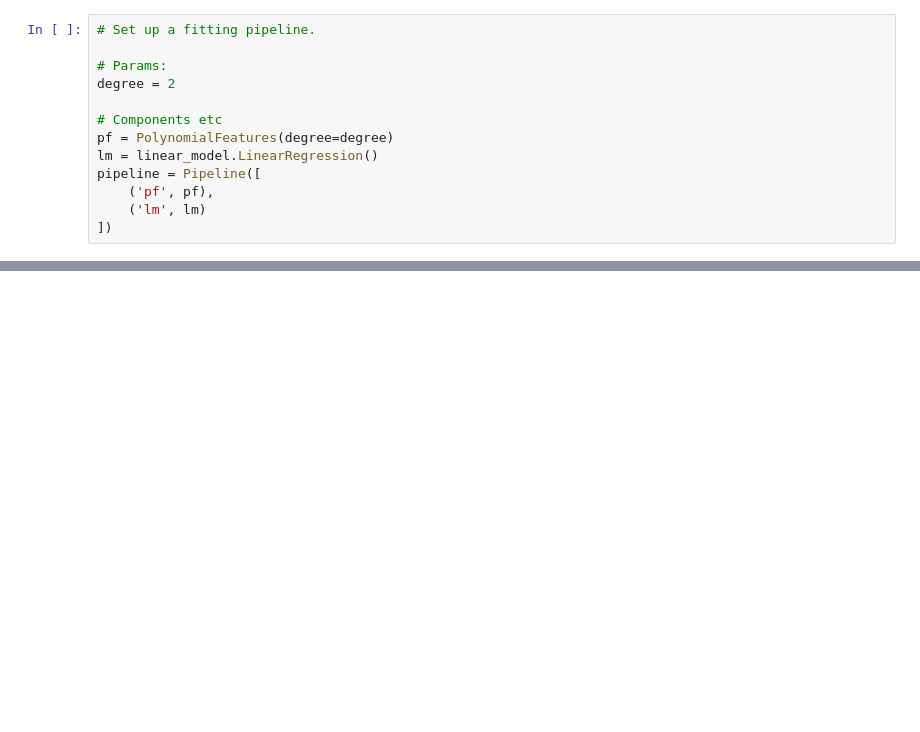
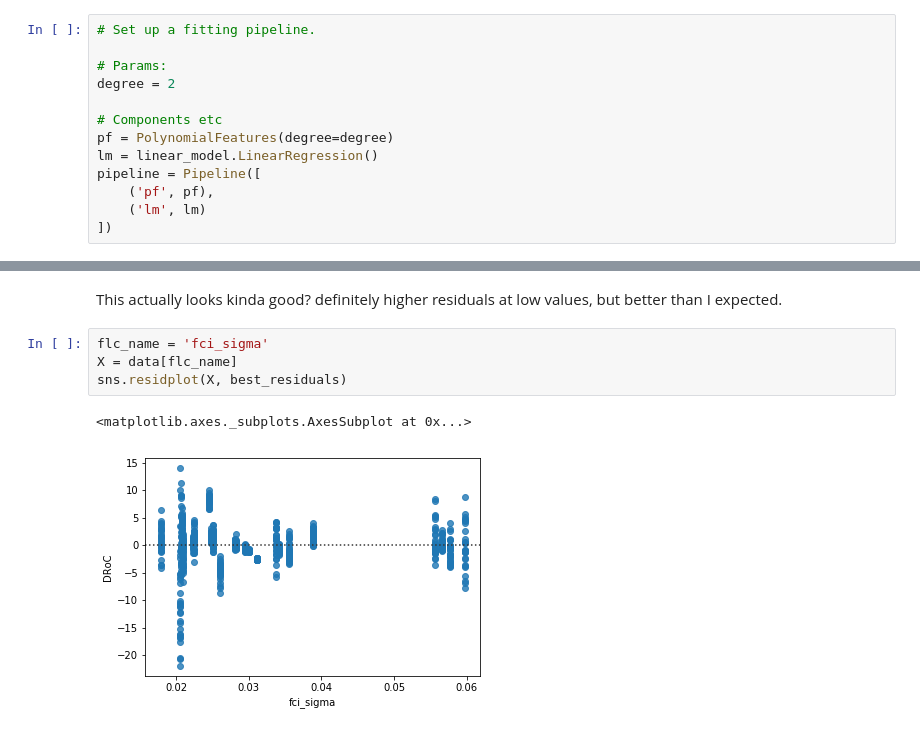
Before and after one commit to phlippieb/mpy, a Jupyter notebook: multiple polynomial regression 1.ipynb, the cells around one changed output, grey strips where cells are left out. Saved outputs shown, nothing was run; the diff lists cells and outputs as text; blank space fills up the shorter version.

```diff
--- a/multiple polynomial regression 1.ipynb
+++ b/multiple polynomial regression 1.ipynb
@@ -238,0 +594,9 @@ e. v.: 1.0
+# %% [markdown]
+This actually looks kinda good? definitely higher residuals at low values, but better than I expected.
+# %%
+flc_name = 'fci_sigma'
+X = data[flc_name]
+sns.residplot(X, best_residuals)
+# %% [output]
+<matplotlib.axes._subplots.AxesSubplot at 0x...>
+[figure, added]
```
Also changed, not shown: parts of 24 cells of this notebook.
